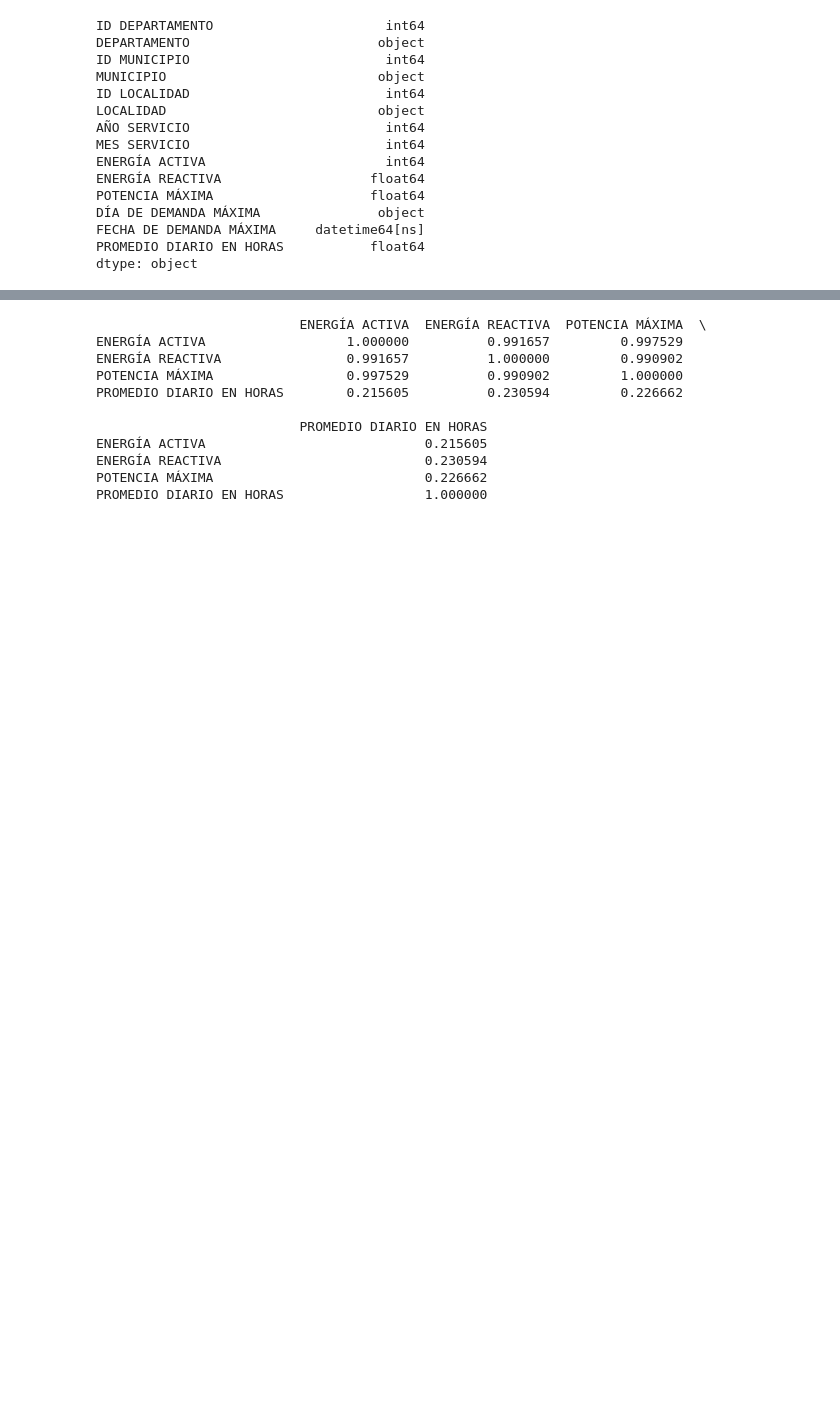
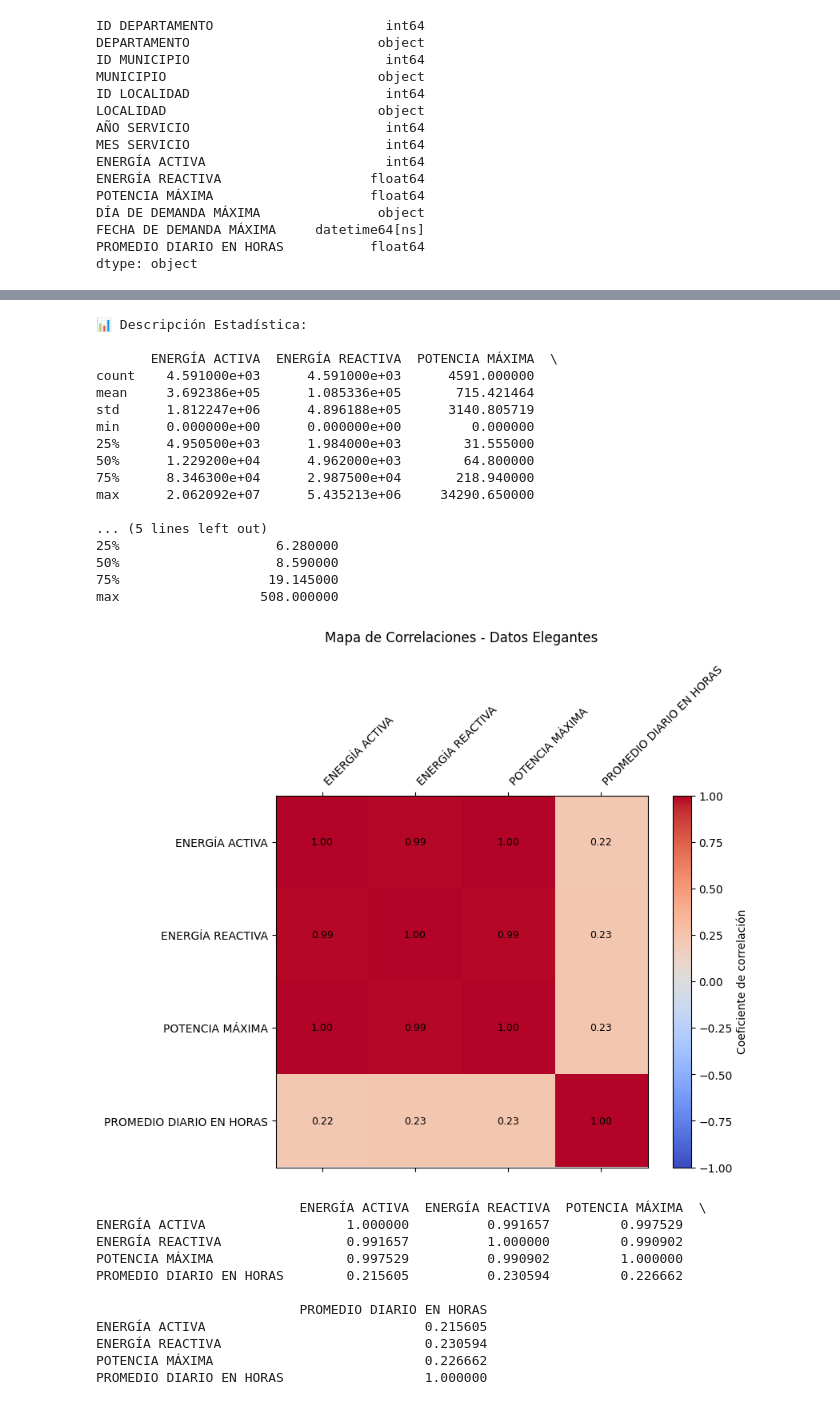
Before and after one commit to sebasflorezo/Proyecto-IA-Grupo-2, a Jupyter notebook: notebooks/Practica_Proyecto.ipynb, the cells around one changed output, grey strips where cells are left out. Cells and saved outputs as stored; diff of their text form; code cells hidden in the pictures; blank space fills up the shorter version.

```diff
--- a/notebooks/Practica_Proyecto.ipynb
+++ b/notebooks/Practica_Proyecto.ipynb
@@ -643,3 +863,68 @@ dtype: object
+# %%
+# Mapa de calor (matriz de correlación)
+
+import pandas as pd
+import matplotlib.pyplot as plt
+import numpy as np
+
+# Cargar los datos
+df_datos = pd.read_csv("../data/datosProyecto.csv")
+
+# Corregir columna mal escrita si existe
+if 'ID DEPATAMENTO' in df_datos.columns:
+    df_datos.rename(columns={"ID DEPATAMENTO": "ID DEPARTAMENTO"}, inplace=True)
+
+# Dejar solo las columnas útiles para regresión
+df_datos = df_datos[[
+    'ENERGÍA ACTIVA',
+    'ENERGÍA REACTIVA',
+    'POTENCIA MÁXIMA',
+    'PROMEDIO DIARIO EN HORAS'
+]]
+
+# Descripción estadística para revisión de datos
+print(" Descripción Estadística:\n")
+print(df_datos.describe())
+
+# Matriz de correlaciones visual
+correlacion = df_datos.corr(numeric_only=True)
+
+plt.figure(figsize=(8, 6))
+plt.matshow(correlacion, cmap='coolwarm', fignum=1, vmin=-1, vmax=1)
+
+columnas = correlacion.columns
+plt.xticks(np.arange(len(columnas)), columnas, rotation=45, ha='left')
+plt.yticks(np.arange(len(columnas)), columnas)
+
+# Añadir valores a cada celda
+for i in range(len(columnas)):
+    for j in range(len(columnas)):
+        plt.text(j, i, f"{correlacion.iloc[i, j]:.2f}",
+                 ha='center', va='center', color='black', fontsize=9)
+
+plt.colorbar(label="Coeficiente de correlación")
+plt.title("Mapa de Correlaciones - Datos Elegantes", pad=20)
+plt.tight_layout()
+plt.show()
+# %% [output]
+📊 Descripción Estadística:
+
+       ENERGÍA ACTIVA  ENERGÍA REACTIVA  POTENCIA MÁXIMA  \
+count    4.591000e+03      4.591000e+03      4591.000000
+mean     3.692386e+05      1.085336e+05       715.421464
+std      1.812247e+06      4.896188e+05      3140.805719
+min      0.000000e+00      0.000000e+00         0.000000
+25%      4.950500e+03      1.984000e+03        31.555000
+50%      1.229200e+04      4.962000e+03        64.800000
+75%      8.346300e+04      2.987500e+04       218.940000
+max      2.062092e+07      5.435213e+06     34290.650000
+
+... (5 lines left out)
+25%                    6.280000
+50%                    8.590000
+75%                   19.145000
+max                  508.000000
+[figure, added]
 # %%
 import pandas as pd
 import matplotlib.pyplot as plt
```
Also changed, not shown: parts of 8 cells of this notebook, 1 other file.
